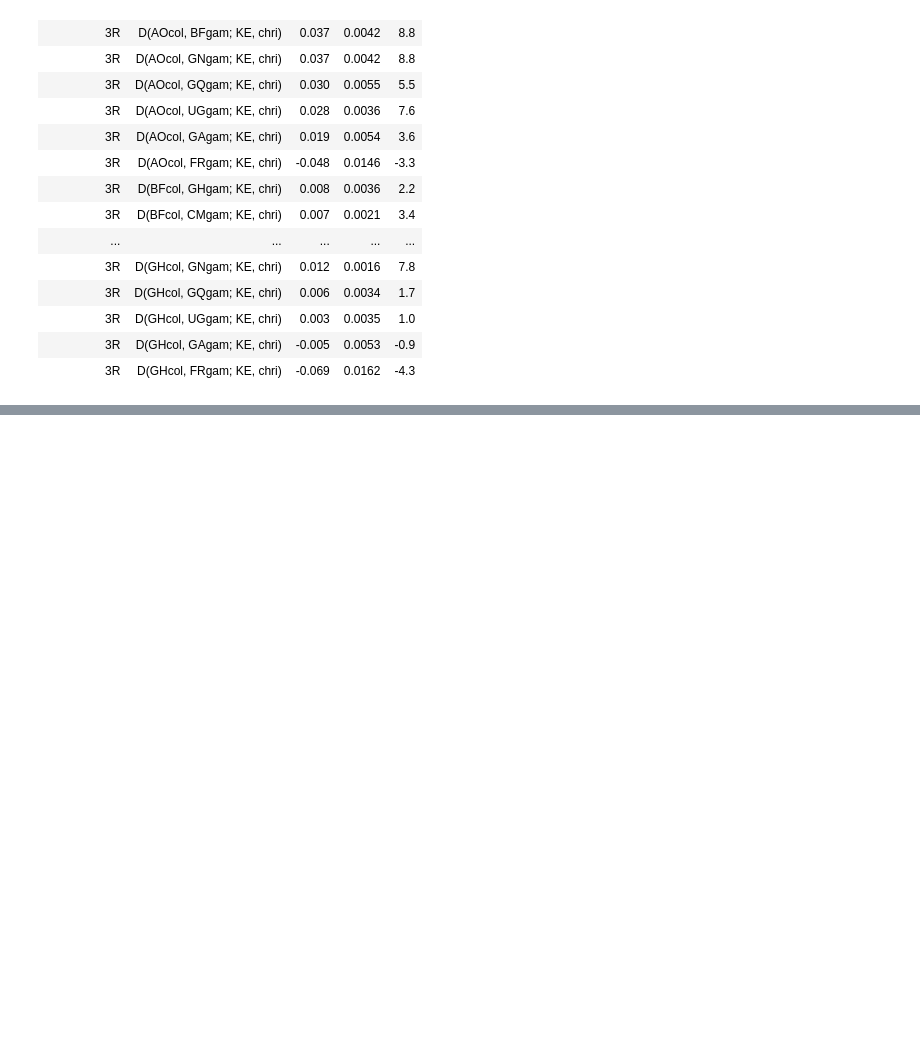
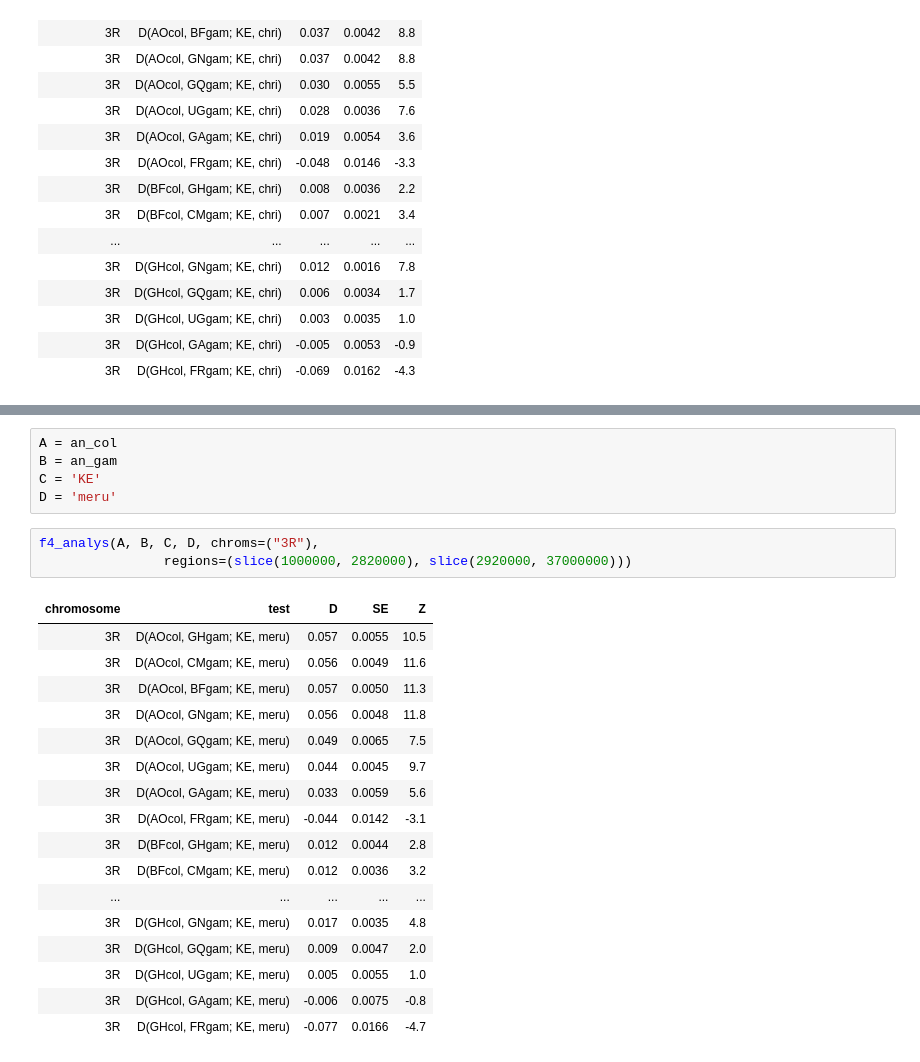
Before and after one commit to randomxsk8/notebooks, a Jupyter notebook: 12022019_ABBABABA_GSTe Out.ipynb, the cells around one changed output, grey strips where cells are left out. Drawn from its saved outputs; the diff is of its cells as text; blank space fills up the shorter version.

```diff
--- a/12022019_ABBABABA_GSTe Out.ipynb
+++ b/12022019_ABBABABA_GSTe Out.ipynb
@@ -260,0 +289,26 @@ f4_analys(A, B, C, D, chroms=("3R"),
+# %%
+A = an_col
+B = an_gam
+C = 'KE'
+D = 'meru'
+# %%
+f4_analys(A, B, C, D, chroms=("3R"),
+                regions=(slice(1000000, 2820000), slice(2920000, 37000000)))
+# %% [output]
+| chromosome | test | D | SE | Z |
+| 3R | D(AOcol, GHgam; KE, meru) | 0.057 | 0.0055 | 10.5 |
+| 3R | D(AOcol, CMgam; KE, meru) | 0.056 | 0.0049 | 11.6 |
+| 3R | D(AOcol, BFgam; KE, meru) | 0.057 | 0.0050 | 11.3 |
+| 3R | D(AOcol, GNgam; KE, meru) | 0.056 | 0.0048 | 11.8 |
+| 3R | D(AOcol, GQgam; KE, meru) | 0.049 | 0.0065 | 7.5 |
+| 3R | D(AOcol, UGgam; KE, meru) | 0.044 | 0.0045 | 9.7 |
+| 3R | D(AOcol, GAgam; KE, meru) | 0.033 | 0.0059 | 5.6 |
+| 3R | D(AOcol, FRgam; KE, meru) | -0.044 | 0.0142 | -3.1 |
+| 3R | D(BFcol, GHgam; KE, meru) | 0.012 | 0.0044 | 2.8 |
+| 3R | D(BFcol, CMgam; KE, meru) | 0.012 | 0.0036 | 3.2 |
+| ... | ... | ... | ... | ... |
+| 3R | D(GHcol, GNgam; KE, meru) | 0.017 | 0.0035 | 4.8 |
+| 3R | D(GHcol, GQgam; KE, meru) | 0.009 | 0.0047 | 2.0 |
+| 3R | D(GHcol, UGgam; KE, meru) | 0.005 | 0.0055 | 1.0 |
+| 3R | D(GHcol, GAgam; KE, meru) | -0.006 | 0.0075 | -0.8 |
+| 3R | D(GHcol, FRgam; KE, meru) | -0.077 | 0.0166 | -4.7 |
```
Also changed, not shown: parts of 3 cells of this notebook, 9 other files.
